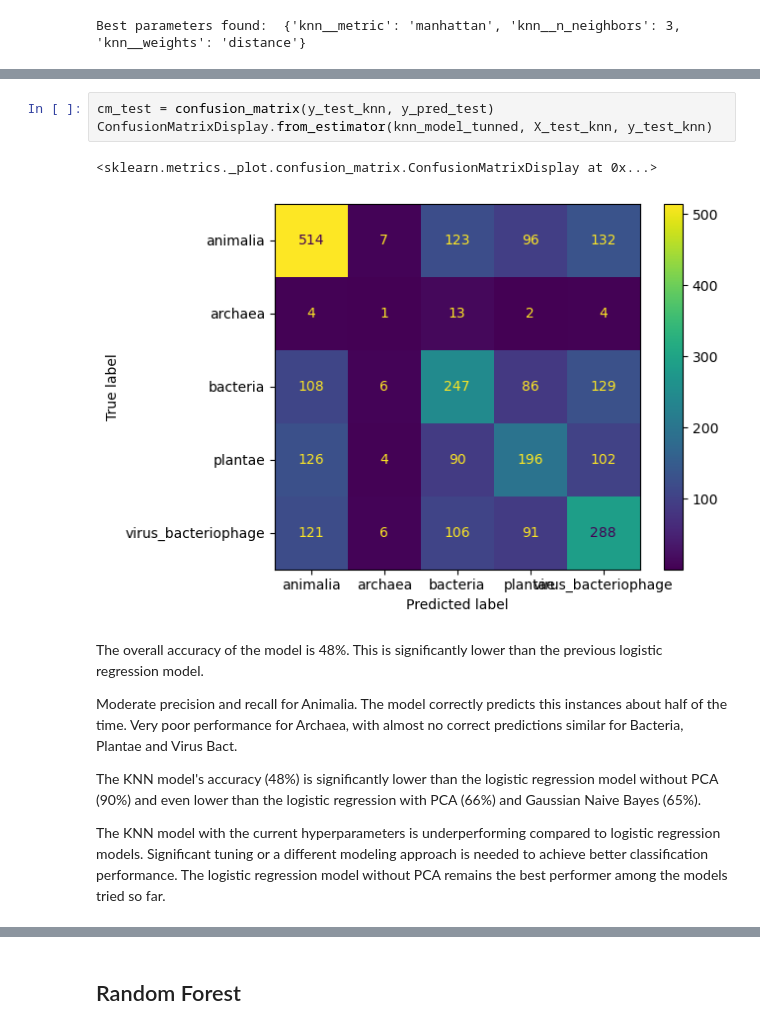
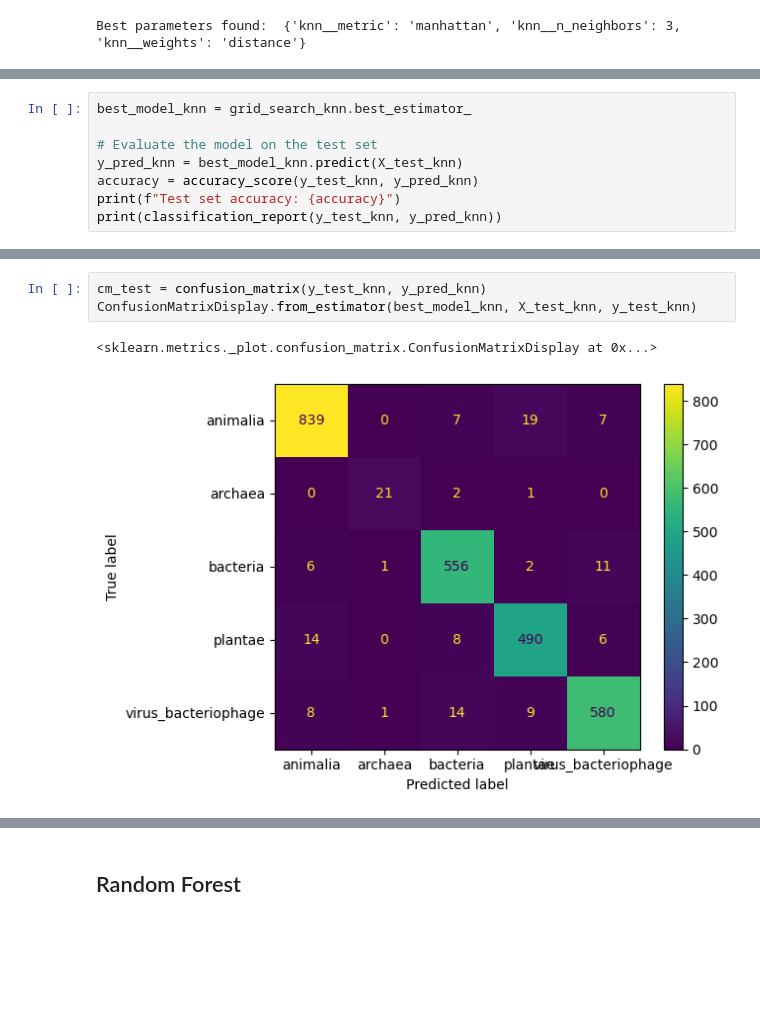
Before and after one commit to PierPompilii/Codon-Kingdom-Classifier, a Jupyter notebook: notebooks/03-modelling.ipynb, the cells around one changed output, grey strips where cells are left out. Saved outputs shown, nothing was run; the diff lists cells and outputs as text; blank space fills up the shorter version.

```diff
--- a/notebooks/03-modelling.ipynb
+++ b/notebooks/03-modelling.ipynb
@@ -461,0 +378,8 @@ virus_bacteriophage       0.44      0.47      0.45       612
+# %%
+best_model_knn = grid_search_knn.best_estimator_
+
+# Evaluate the model on the test set
+y_pred_knn = best_model_knn.predict(X_test_knn)
+accuracy = accuracy_score(y_test_knn, y_pred_knn)
+print(f"Test set accuracy: {accuracy}")
+print(classification_report(y_test_knn, y_pred_knn))
@@ -462,15 +399,6 @@ virus_bacteriophage       0.44      0.47      0.45       612
 # %%
-cm_test = confusion_matrix(y_test_knn, y_pred_test)
-ConfusionMatrixDisplay.from_estimator(knn_model_tunned, X_test_knn, y_test_knn)
+cm_test = confusion_matrix(y_test_knn, y_pred_knn)
+ConfusionMatrixDisplay.from_estimator(best_model_knn, X_test_knn, y_test_knn)
 # %% [output]
 <sklearn.metrics._plot.confusion_matrix.ConfusionMatrixDisplay at 0x...>
-[figure, old version]
+[figure, new version]
-# %% [markdown]
-The overall accuracy of the model is 48%. This is significantly lower than the previous logistic regression model.
-
-Moderate precision and recall for Animalia. The model correctly predicts this instances about half of the time.
-Very poor performance for Archaea, with almost no correct predictions similar for Bacteria, Plantae and Virus Bact.
-
-The KNN model's accuracy (48%) is significantly lower than the logistic regression model without PCA (90%) and even lower than the logistic regression with PCA (66%) and Gaussian Naive Bayes (65%).
-
-The KNN model with the current hyperparameters is underperforming compared to logistic regression models. Significant tuning or a different modeling approach is needed to achieve better classification performance. The logistic regression model without PCA remains the best performer among the models tried so far.
```
Also changed, not shown: parts of 64 cells of this notebook, 6 other files.
